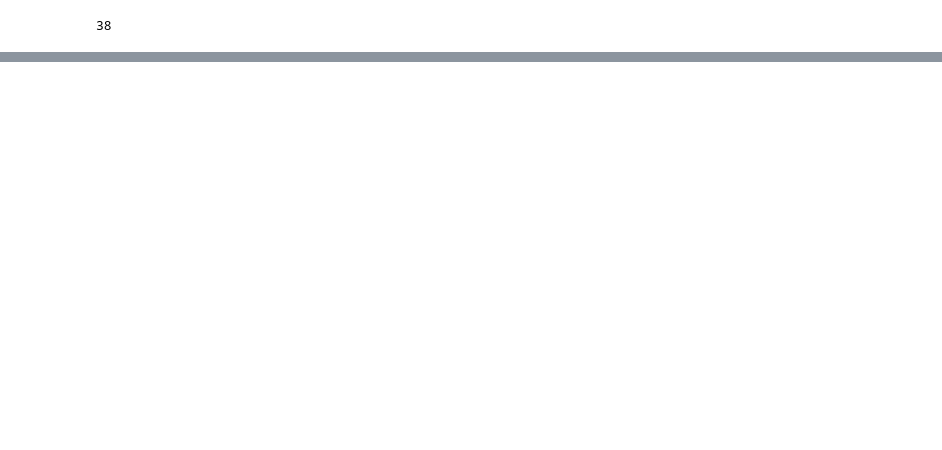
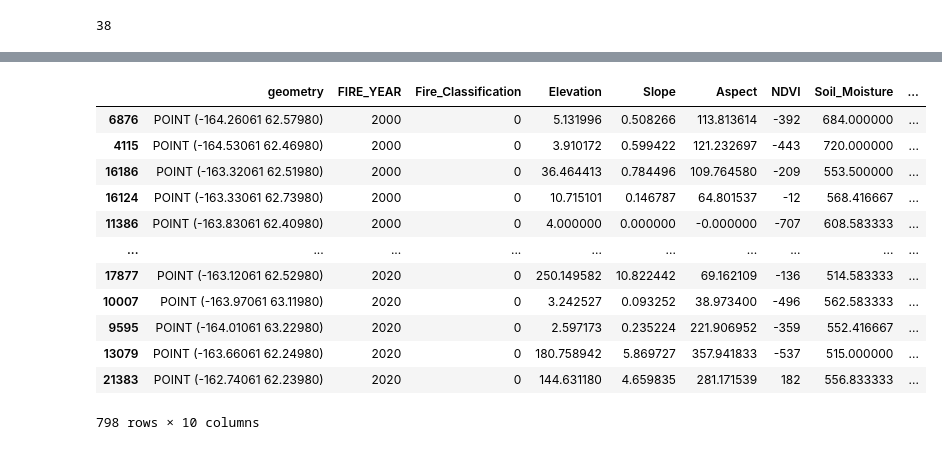
Before and after one commit to cmanna75/wildfire_susceptibility, a Jupyter notebook: Wildfire_Susceptibility.ipynb, the cells around one changed output, grey strips where cells are left out. Saved outputs shown, nothing was run; the diff lists cells and outputs as text; code cells hidden in the pictures; blank space fills up the shorter version.

```diff
--- a/Wildfire_Susceptibility.ipynb
+++ b/Wildfire_Susceptibility.ipynb
@@ -404,0 +496,3 @@ num_per_year
+# %%
+non_fire_points['Fire_Classification'] = 0
+non_fire_points
@@ -404,0 +513,50 @@ num_per_year
+# %%
+Elevation_values = []
+Slope_values = []
+Aspect_values = []
+NDVI_values = []
+Soil_values = []
+Temp_values = []
+Precip_values = []
+
+for index , row in non_fire_points.iterrows():
+    x = row.geometry.x
+    y = row.geometry.y
+    year_index = int(row.FIRE_YEAR) - 2000
+    px, py = Elev.index(x,y)
+    Elevation_values.append(Elev.read(1)[px,py])
+    px , py = Slope.index(x,y)
+    Slope_values.append(Slope.read(1)[px,py])
+    px , py = Aspect.index(x,y)
+    Aspect_values.append(Aspect.read(1)[px,py])
+    px , py = NDVI[year_index].index(x,y)
+    NDVI_values.append(NDVI[year_index].read(1)[px,py])
+    px , py = soil[year_index].index(x,y)
+    Soil_values.append(soil[year_index].read(1)[px,py])
+    px , py = max_avg_temp[year_index].index(x,y)
+    Temp_values.append(max_avg_temp[year_index].read(1)[px,py])
+    px , py = precip[year_index].index(x,y)
+    Precip_values.append(precip[year_index].read(1)[px,py])
+# %%
+non_fire_points['Elevation'] = Elevation_values
+non_fire_points['Slope'] = Slope_values
+non_fire_points['Aspect'] = Aspect_values
+non_fire_points['NDVI'] = NDVI_values
+non_fire_points['Soil_Moisture'] = Soil_values
+non_fire_points['Max_Avg_Temp'] = Temp_values
+non_fire_points['Precipitation'] = Precip_values
+non_fire_points
+# %% [output]
+|  | geometry | FIRE_YEAR | Fire_Classification | Elevation | Slope | Aspect | NDVI | Soil_Moisture | ... |
+| 6876 | POINT (-164.26061 62.57980) | 2000 | 0 | 5.131996 | 0.508266 | 113.813614 | -392 | 684.000000 | ... |
+| 4115 | POINT (-164.53061 62.46980) | 2000 | 0 | 3.910172 | 0.599422 | 121.232697 | -443 | 720.000000 | ... |
+| 16186 | POINT (-163.32061 62.51980) | 2000 | 0 | 36.464413 | 0.784496 | 109.764580 | -209 | 553.500000 | ... |
+| 16124 | POINT (-163.33061 62.73980) | 2000 | 0 | 10.715101 | 0.146787 | 64.801537 | -12 | 568.416667 | ... |
+| 11386 | POINT (-163.83061 62.40980) | 2000 | 0 | 4.000000 | 0.000000 | -0.000000 | -707 | 608.583333 | ... |
+| ... | ... | ... | ... | ... | ... | ... | ... | ... | ... |
+| 17877 | POINT (-163.12061 62.52980) | 2020 | 0 | 250.149582 | 10.822442 | 69.162109 | -136 | 514.583333 | ... |
+| 10007 | POINT (-163.97061 63.11980) | 2020 | 0 | 3.242527 | 0.093252 | 38.973400 | -496 | 562.583333 | ... |
+| 9595 | POINT (-164.01061 63.22980) | 2020 | 0 | 2.597173 | 0.235224 | 221.906952 | -359 | 552.416667 | ... |
+| 13079 | POINT (-163.66061 62.24980) | 2020 | 0 | 180.758942 | 5.869727 | 357.941833 | -537 | 515.000000 | ... |
+| 21383 | POINT (-162.74061 62.23980) | 2020 | 0 | 144.631180 | 4.659835 | 281.171539 | 182 | 556.833333 | ... |
+798 rows × 10 columns
```
Also changed, not shown: parts of 12 cells of this notebook.
